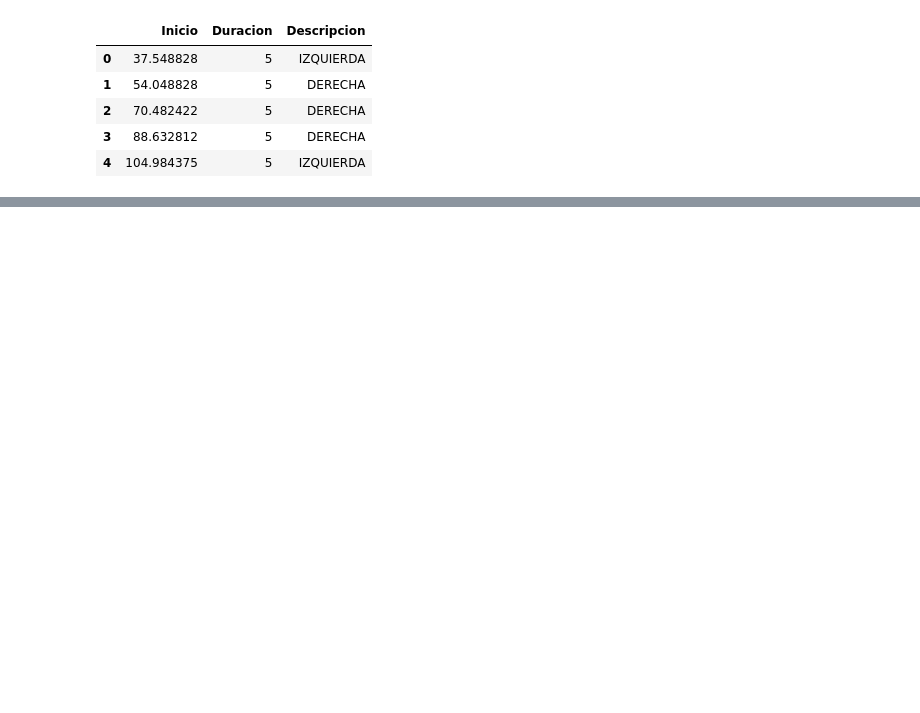
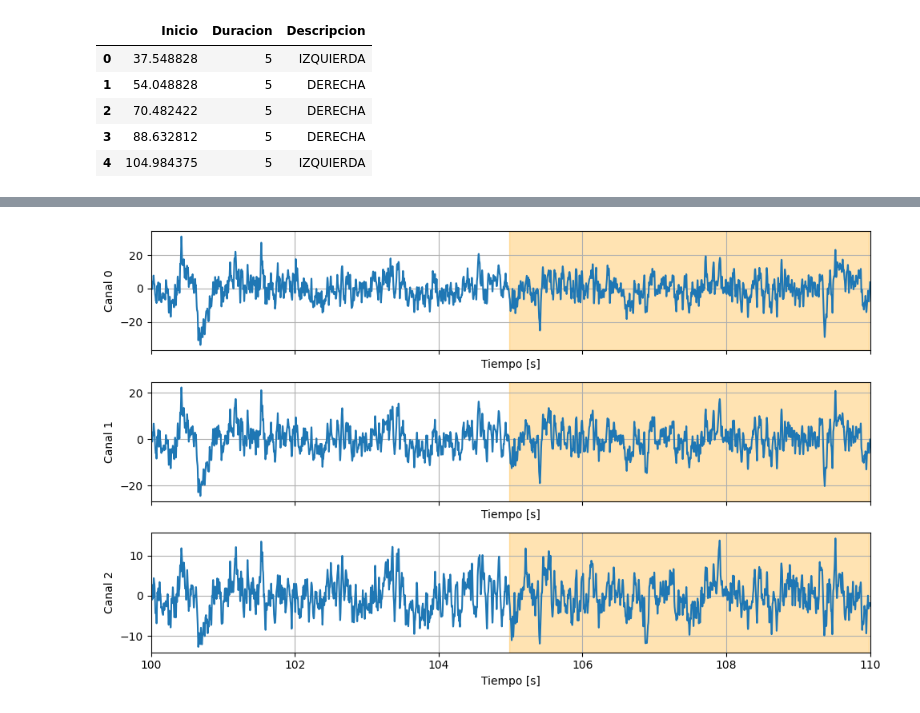
Before and after one commit to SrMichi19/TIF, a Jupyter notebook: 1. TIF/RawSignalV2.ipynb, the cells around one changed output, grey strips where cells are left out. Saved outputs shown, nothing was run; the diff lists cells and outputs as text; code cells hidden in the pictures; blank space fills up the shorter version.

```diff
--- a/1. TIF/RawSignalV2.ipynb
+++ b/1. TIF/RawSignalV2.ipynb
@@ -565 +597,16 @@ anotaciones2.get_annotations().head()
 raw_signal_2.set_anotaciones(anotaciones2)
+# %%
+canales = ["F2", "F3", "F4"]
+tipos_canales = ["eeg"] * len(canales)
+sujeto = {"Nombre": "Juan Acosta",
+          "Edad": 26}
+
+infoo = Info(experimenter="Juan Acosta", subject_info=sujeto, ch_names=canales,
+            ch_types=tipos_canales, bads=None, description="Pruebita", fm=512)
+
+inicio = [5.0, 12.5, 20.0]
+duracion = [2.0, 3.0, 3.5]
+descripcion = ['Inicio_Experimento', 'Evento_1', 'Evento_2']
+# anotacioness = Anotaciones(onset=inicio, duration=duracion, description=descripcion)
+anotacioness = Anotaciones(file="../2. tests/eeg/eventos_ejemplo.csv")
+anotacioness.get_annotations().head()
@@ -565,0 +620,7 @@ raw_signal_2.set_anotaciones(anotaciones2)
+# %%
+# Ahora probamos el metodo plot()
+signal = RawSignal(data=eeg_data, sfreq=512, info=infoo, anotaciones=anotacioness)
+# %%
+signal.plot(picks=["F2", "F3", "F4"], start=100, duration=10)
+# %% [output]
+[figure, added]
```
Also changed, not shown: parts of 24 cells of this notebook, 2 other files.
